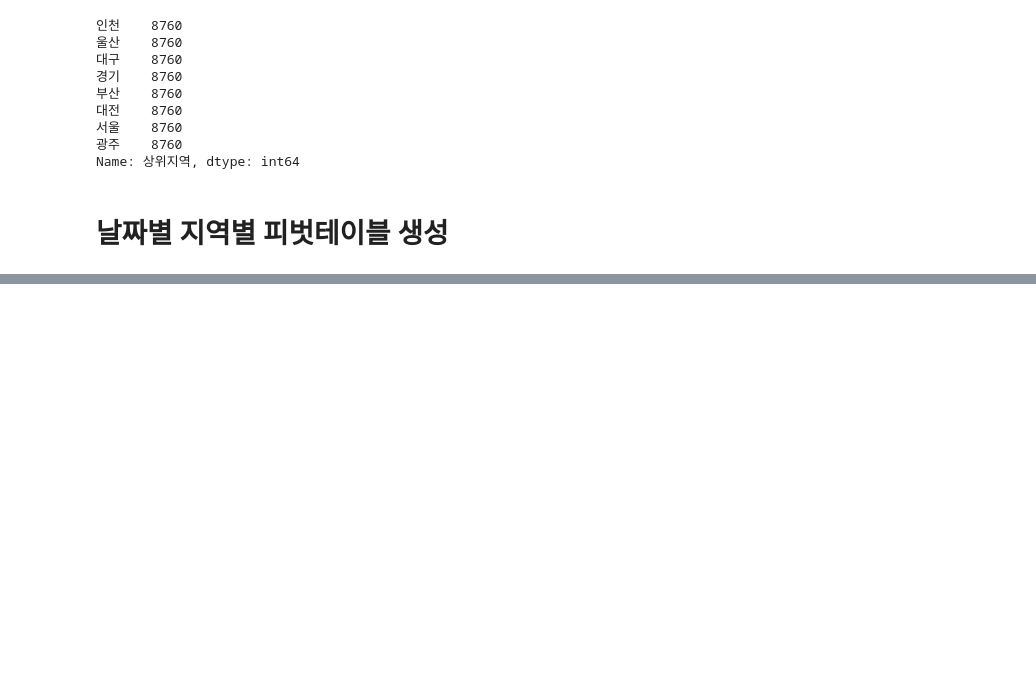
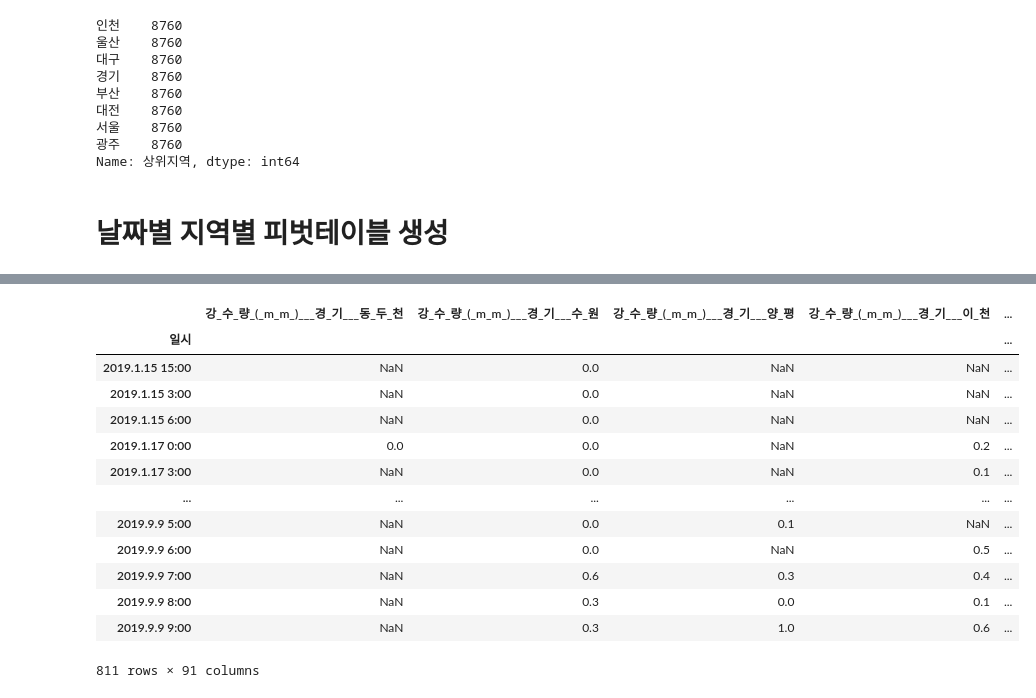
Before and after one commit to cryingjin/Shopping_GG, a Jupyter notebook: 1. EDA/0827_weather.ipynb, the cells around one changed output, grey strips where cells are left out. Cells and saved outputs as stored; diff of their text form; code cells hidden in the pictures; blank space fills up the shorter version.

```diff
--- a/1. EDA/0827_weather.ipynb
+++ b/1. EDA/0827_weather.ipynb
@@ -268,0 +271,2 @@ pb_dust.to_csv(os.path.join('..', '..', '0.Data', '03_외부데이
+# %%
+df = pd.read_csv(os.path.join('..', '..', '0.Data', '03_외부데이터', '전처리', 'prep_2019_weather.csv'), encoding = 'cp949')
@@ -268,0 +282,21 @@ pb_dust.to_csv(os.path.join('..', '..', '0.Data', '03_외부데이
+# %%
+pt = pd.pivot_table(df, index = '일시', columns = '지점명')
+# %%
+pt = prepColumns(pt)
+# %%
+pt.loc[pt['강_수_량_(_m_m_)___경_기___수_원'].notnull()]
+# %% [output]
+|  | 강_수_량_(_m_m_)___경_기___동_두_천 | 강_수_량_(_m_m_)___경_기___수_원 | 강_수_량_(_m_m_)___경_기___양_평 | 강_수_량_(_m_m_)___경_기___이_천 | ... |
+| 일시 |  |  |  |  | ... |
+| 2019.1.15 15:00 | NaN | 0.0 | NaN | NaN | ... |
+| 2019.1.15 3:00 | NaN | 0.0 | NaN | NaN | ... |
+| 2019.1.15 6:00 | NaN | 0.0 | NaN | NaN | ... |
+| 2019.1.17 0:00 | 0.0 | 0.0 | NaN | 0.2 | ... |
+| 2019.1.17 3:00 | NaN | 0.0 | NaN | 0.1 | ... |
+| ... | ... | ... | ... | ... | ... |
+| 2019.9.9 5:00 | NaN | 0.0 | 0.1 | NaN | ... |
+| 2019.9.9 6:00 | NaN | 0.0 | NaN | 0.5 | ... |
+| 2019.9.9 7:00 | NaN | 0.6 | 0.3 | 0.4 | ... |
+| 2019.9.9 8:00 | NaN | 0.3 | 0.0 | 0.1 | ... |
+| 2019.9.9 9:00 | NaN | 0.3 | 1.0 | 0.6 | ... |
+811 rows × 91 columns
```
Also changed, not shown: parts of 4 cells of this notebook, 8 other files.
